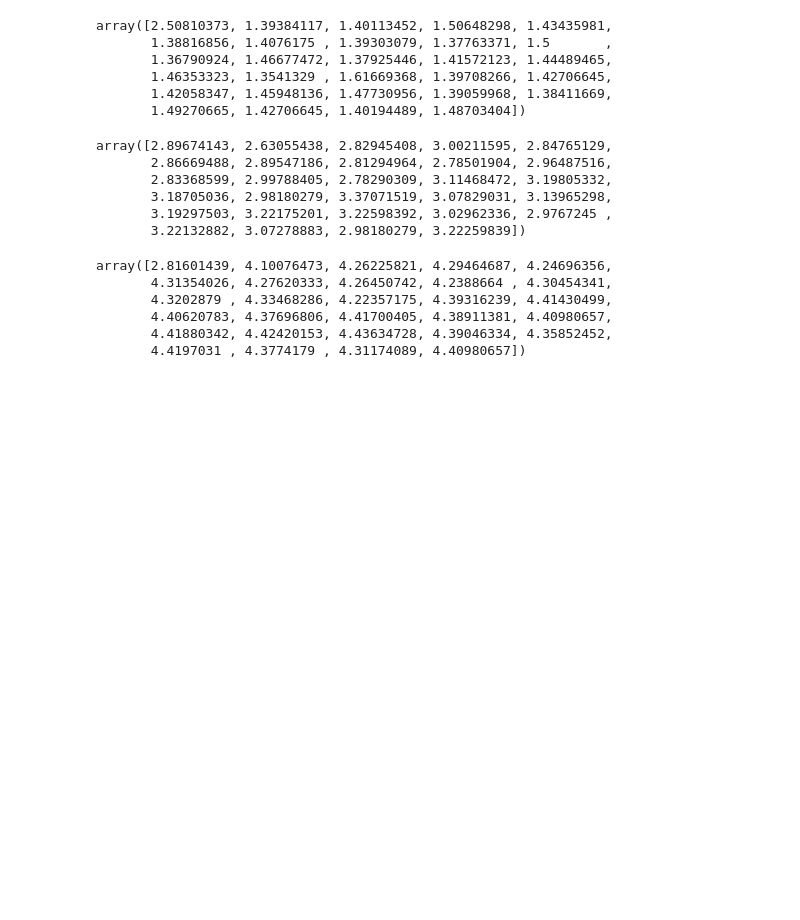
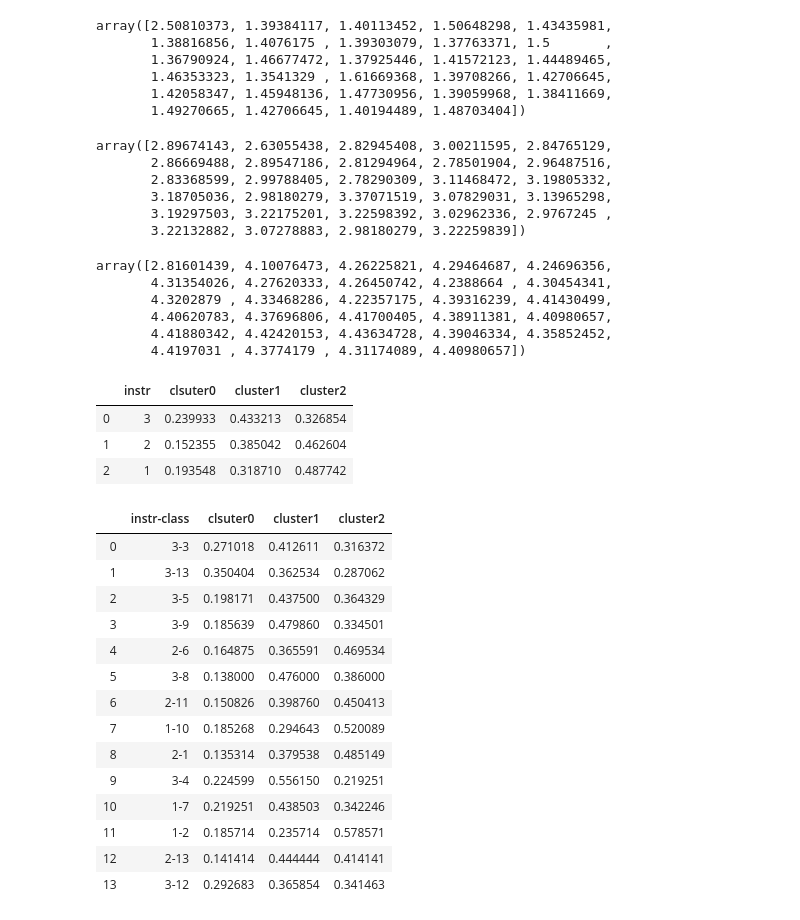
Before and after one commit to Arsener/DataminingHomework, a Jupyter notebook: cluster/kmeans_all_PCA.ipynb, the cells around one changed output. Saved outputs shown, nothing was run; the diff lists cells and outputs as text; code cells hidden in the pictures; blank space fills up the shorter version.

```diff
--- a/cluster/kmeans_all_PCA.ipynb
+++ b/cluster/kmeans_all_PCA.ipynb
@@ -338,3 +338,32 @@ array([2.81601439, 4.10076473, 4.26225821, 4.29464687, 4.24696356,
        4.40620783, 4.37696806, 4.41700405, 4.38911381, 4.40980657,
        4.41880342, 4.42420153, 4.43634728, 4.39046334, 4.35852452,
        4.4197031 , 4.3774179 , 4.31174089, 4.40980657])
+# %%
+new_pd = pd.DataFrame([[a] + [dict(df[model.labels_ == i]['instr'].value_counts())[a] / b for i in range(3)] for a, b in dict(df['instr'].value_counts()).items()])
+new_pd.columns = ['instr', 'clsuter0', 'cluster1', 'cluster2']
+new_pd
+# %% [output]
+|  | instr | clsuter0 | cluster1 | cluster2 |
+| 0 | 3 | 0.239933 | 0.433213 | 0.326854 |
+| 1 | 2 | 0.152355 | 0.385042 | 0.462604 |
+| 2 | 1 | 0.193548 | 0.318710 | 0.487742 |
+# %%
+new_pd = pd.DataFrame([[a] + [dict(df[model.labels_ == i]['instr-class'].value_counts())[a] / b for i in range(3)] for a, b in dict(df['instr-class'].value_counts()).items()])
+new_pd.columns = ['instr-class', 'clsuter0', 'cluster1', 'cluster2']
+new_pd
+# %% [output]
+|  | instr-class | clsuter0 | cluster1 | cluster2 |
+| 0 | 3-3 | 0.271018 | 0.412611 | 0.316372 |
+| 1 | 3-13 | 0.350404 | 0.362534 | 0.287062 |
+| 2 | 3-5 | 0.198171 | 0.437500 | 0.364329 |
+| 3 | 3-9 | 0.185639 | 0.479860 | 0.334501 |
+| 4 | 2-6 | 0.164875 | 0.365591 | 0.469534 |
+| 5 | 3-8 | 0.138000 | 0.476000 | 0.386000 |
+| 6 | 2-11 | 0.150826 | 0.398760 | 0.450413 |
+| 7 | 1-10 | 0.185268 | 0.294643 | 0.520089 |
+| 8 | 2-1 | 0.135314 | 0.379538 | 0.485149 |
+| 9 | 3-4 | 0.224599 | 0.556150 | 0.219251 |
+| 10 | 1-7 | 0.219251 | 0.438503 | 0.342246 |
+| 11 | 1-2 | 0.185714 | 0.235714 | 0.578571 |
+| 12 | 2-13 | 0.141414 | 0.444444 | 0.414141 |
+| 13 | 3-12 | 0.292683 | 0.365854 | 0.341463 |
```
Also changed, not shown: 5 other files.
